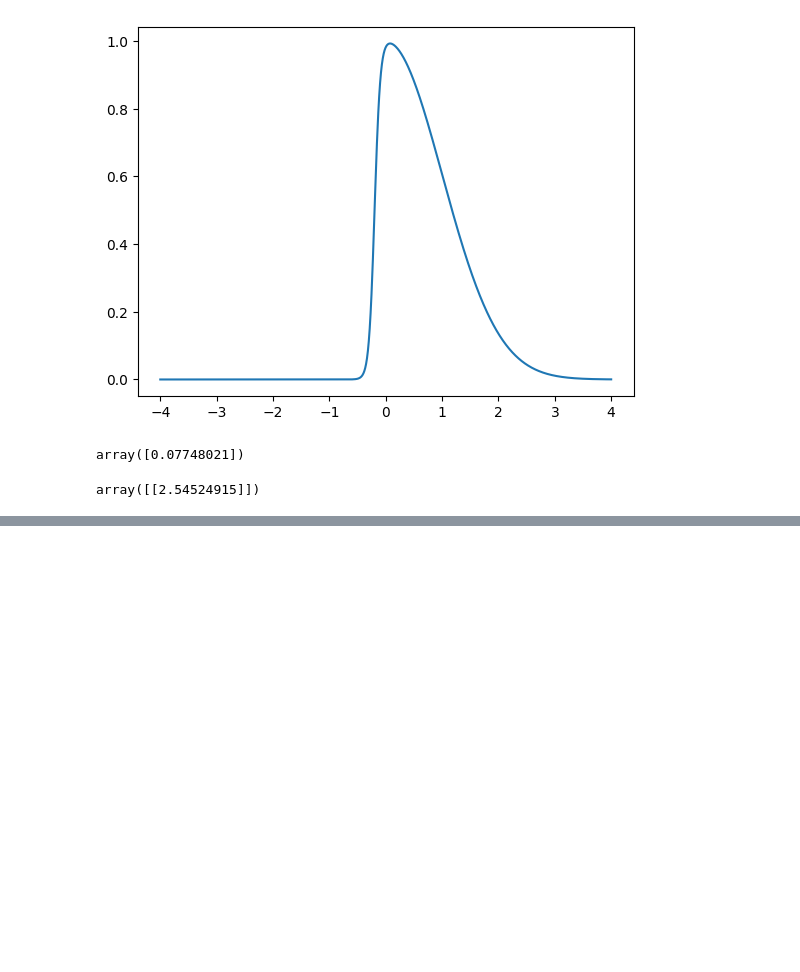
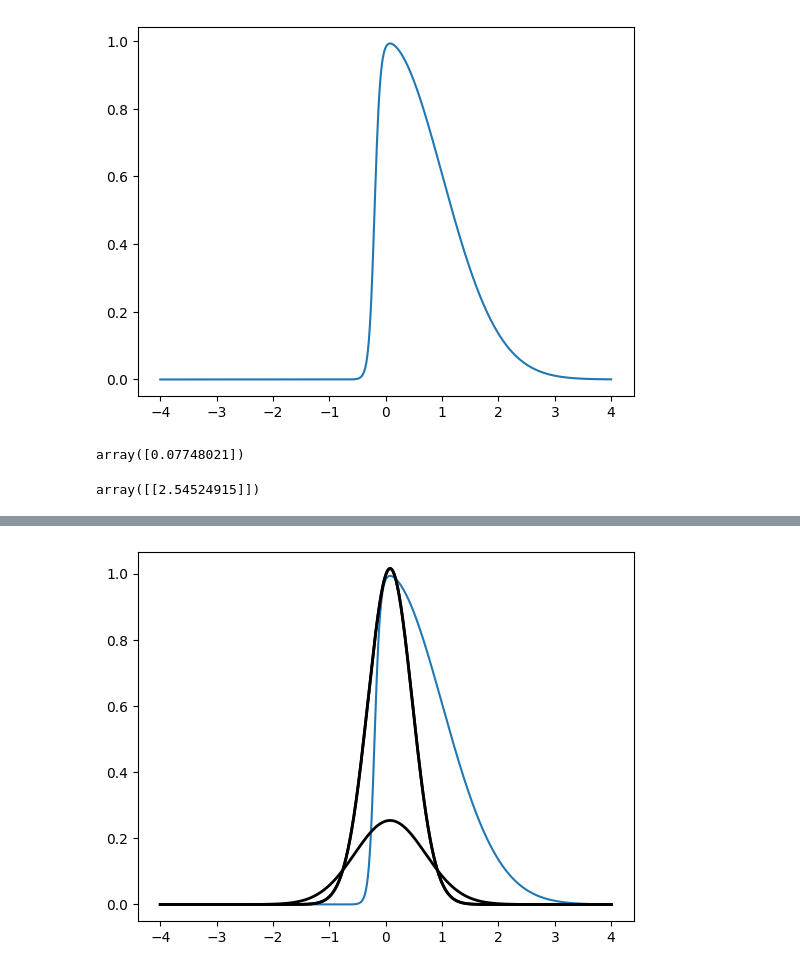
Before and after one commit to carsten-j/MCMC, a Jupyter notebook: laplace-1.ipynb, the cells around one changed output, grey strips where cells are left out. Saved outputs shown, nothing was run; the diff lists cells and outputs as text; code cells hidden in the pictures; blank space fills up the shorter version.

```diff
--- a/laplace-1.ipynb
+++ b/laplace-1.ipynb
@@ -35,0 +65,4 @@ array([[2.54524915]])
+# %%
+fig
+# %% [output]
+[figure, added]
```
Also changed, not shown: parts of 9 cells of this notebook.
